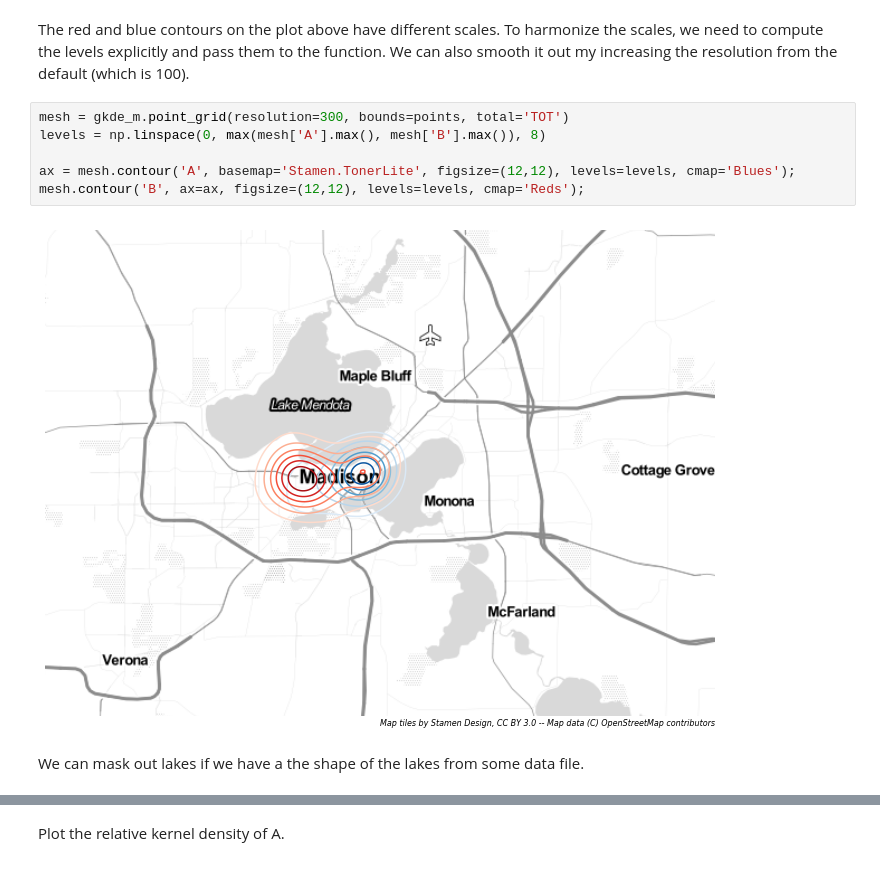
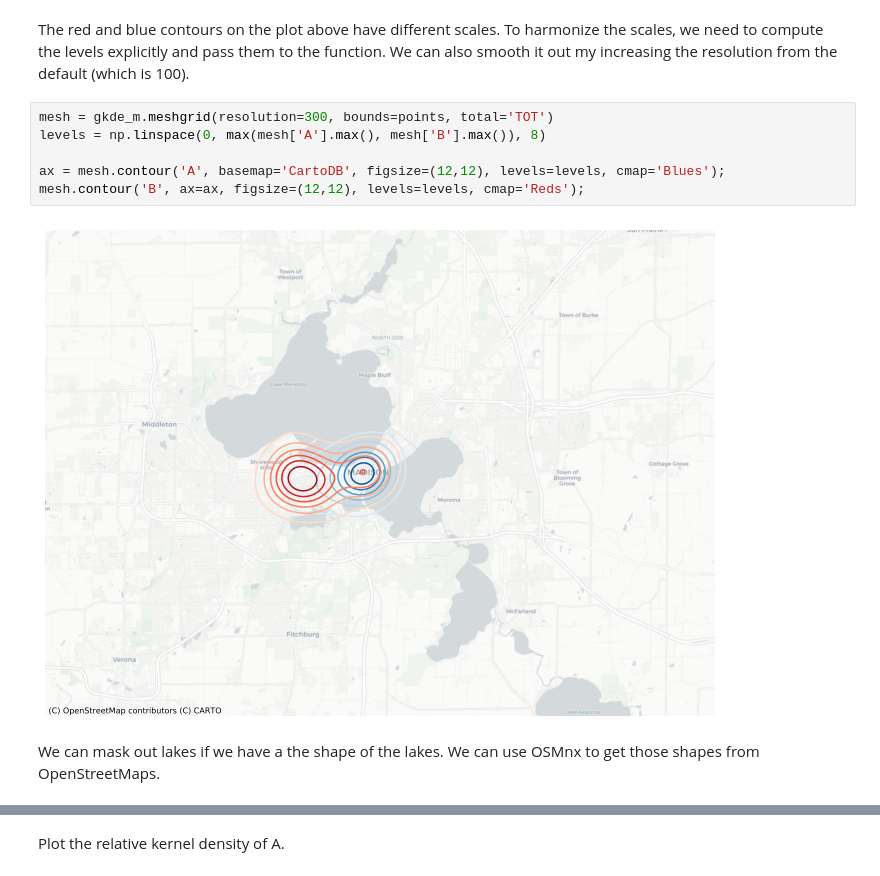
Before and after one commit to jpn--/mapped, a Jupyter notebook: examples/example-contours.ipynb, the cells around one changed output, grey strips where cells are left out. Drawn from its saved outputs; the diff is of its cells as text.

```diff
--- a/examples/example-contours.ipynb
+++ b/examples/example-contours.ipynb
@@ -58,12 +58,13 @@ harmonize the scales, we need to compute the levels explicitly and pass
 them to the function.  We can also smooth it out my increasing the resolution
 from the  default (which is 100).
 # %%
-mesh = gkde_m.point_grid(resolution=300, bounds=points, total='TOT')
+mesh = gkde_m.meshgrid(resolution=300, bounds=points, total='TOT')
 levels = np.linspace(0, max(mesh['A'].max(), mesh['B'].max()), 8)
 
-ax = mesh.contour('A', basemap='Stamen.TonerLite', figsize=(12,12), levels=levels, cmap='Blues');
+ax = mesh.contour('A', basemap='CartoDB', figsize=(12,12), levels=levels, cmap='Blues');
 mesh.contour('B', ax=ax, figsize=(12,12), levels=levels, cmap='Reds');
 # %% [output]
-[figure, old version]
+[figure, new version]
 # %% [markdown]
-We can mask out lakes if we have a the shape of the lakes from some data file.
+We can mask out lakes if we have a the shape of the lakes.  We can use OSMnx
+to get those shapes from OpenStreetMaps.
```
Also changed, not shown: parts of 12 cells of this notebook.
